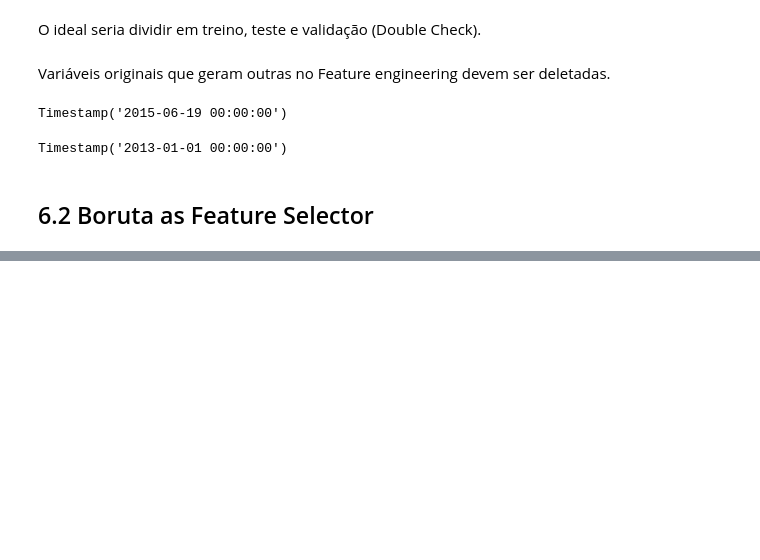
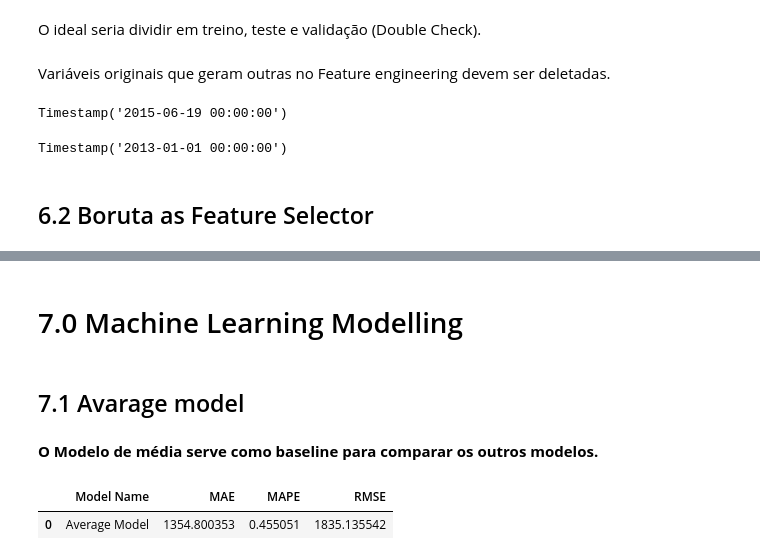
Before and after one commit to KaissonFerreira/Rossman_forecast_sales, a Jupyter notebook: Notebooks/Ciclo01_project.ipynb, the cells around one changed output, grey strips where cells are left out. Saved outputs shown, nothing was run; the diff lists cells and outputs as text; code cells hidden in the pictures; blank space fills up the shorter version.

Commit message:
Modelos lineares e não lineares

```diff
--- a/Notebooks/Ciclo01_project.ipynb
+++ b/Notebooks/Ciclo01_project.ipynb
@@ -76,6 +80,17 @@ def cramer_v(x, y):
     rcorr = r - (r-1)**2/(n-1)
     v = np.sqrt( ( chi2corr / n ) / (min (kcorr-1, rcorr-1))) # Resultado do método V-Cramer
     return v
+# %%
+def mean_absolute_percentage_error(y,yhat):
+    return np.mean(np.abs((y - yhat)/y))
+def ml_error(name_model, y,yhat):
+    mae = mean_absolute_error(y, yhat)
+    mape = mean_absolute_percentage_error(y, yhat)
+    rmse = np.sqrt(mean_squared_error(y, yhat))
+    return pd.DataFrame({'Model Name':name_model,
+                        'MAE': mae,
+                        'MAPE': mape,
+                        'RMSE': rmse}, index=[0])
 # %% [markdown]
 ## 0.2 File and directory paths
 # %%
@@ -1256,5 +1253,5 @@ cols_selected_boruta = [
     'weekofyear_cos']
 
 # Columns to add
-feat_to_add = ['date','sales']
-cols_selected_boruta.extend(feat_to_add)
+#feat_to_add = ['date','sales']
+#cols_selected_boruta.extend(feat_to_add)
@@ -1272,0 +1258,26 @@ cols_not_selected_boruta
+# %% [markdown]
+# 7.0 Machine Learning Modelling
+# %%
+x_train = x_train[cols_selected_boruta]
+x_test = x_test[cols_selected_boruta]
+# %% [markdown]
+## 7.1 Avarage model
+# %% [markdown]
+**O Modelo de média serve como baseline para comparar os outros modelos.**
+# %%
+aux1 = x_test.copy()
+aux1['sales'] = y_test.copy()
+
+# Prediction
+aux2 = aux1[['sales','store']].groupby('store').mean('store').reset_index().rename(columns = {'sales':'predictions'})
+aux1 = pd.merge(aux1,aux2, how='left',on='store')
+yhat_baseline = aux1['predictions']
+
+#Performance
+# Para fazer a análise da variável target é necessário trasformar o log da variável em expoente para reverter a transformação inicial
+baseline_result = ml_error('Average Model', np.expm1(y_test),np.expm1(yhat_baseline))
+# %%
+baseline_result
+# %% [output]
+|  | Model Name | MAE | MAPE | RMSE |
+| 0 | Average Model | 1354.800353 | 0.455051 | 1835.135542 |
```
Also changed, not shown: parts of 18 cells of this notebook, 2 other files.
